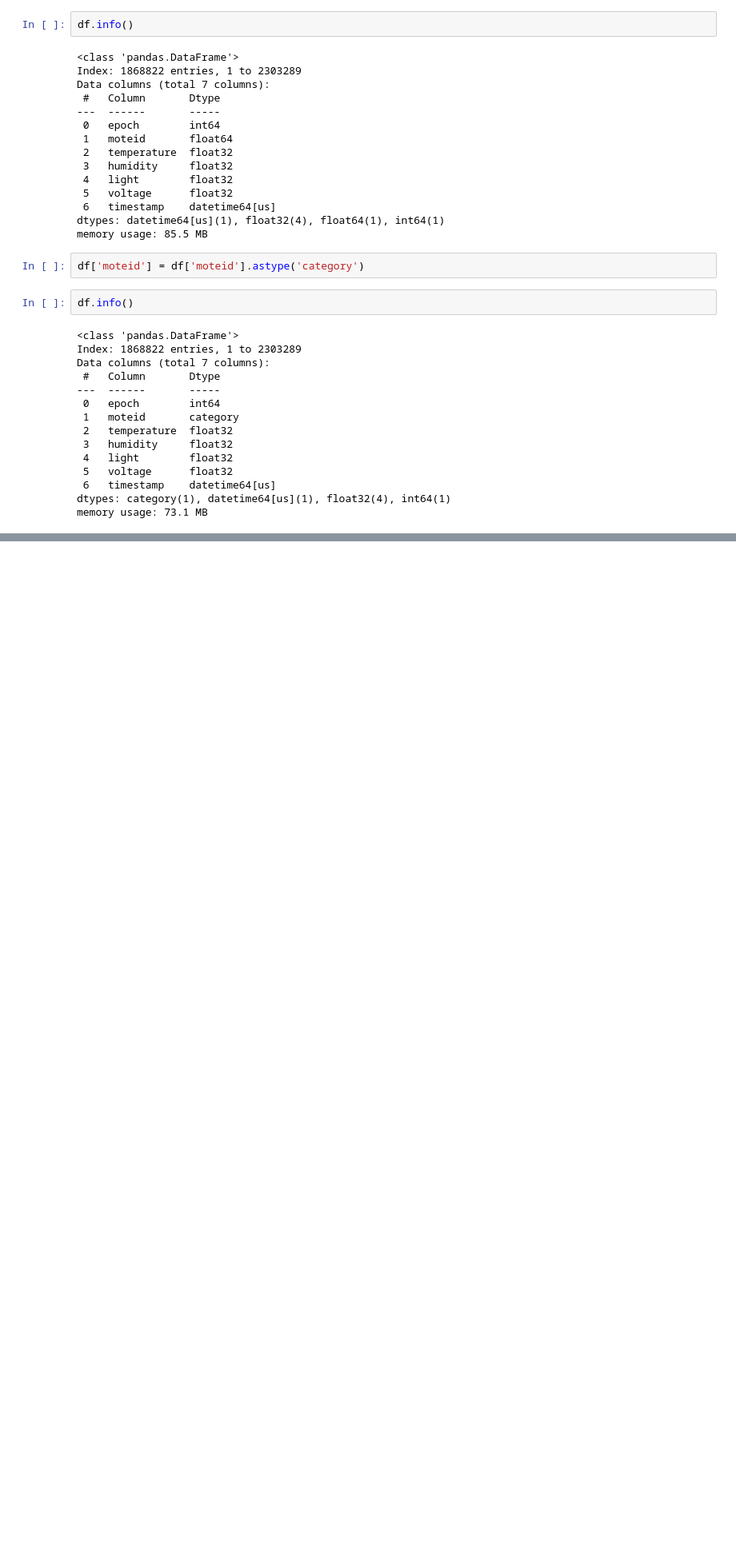
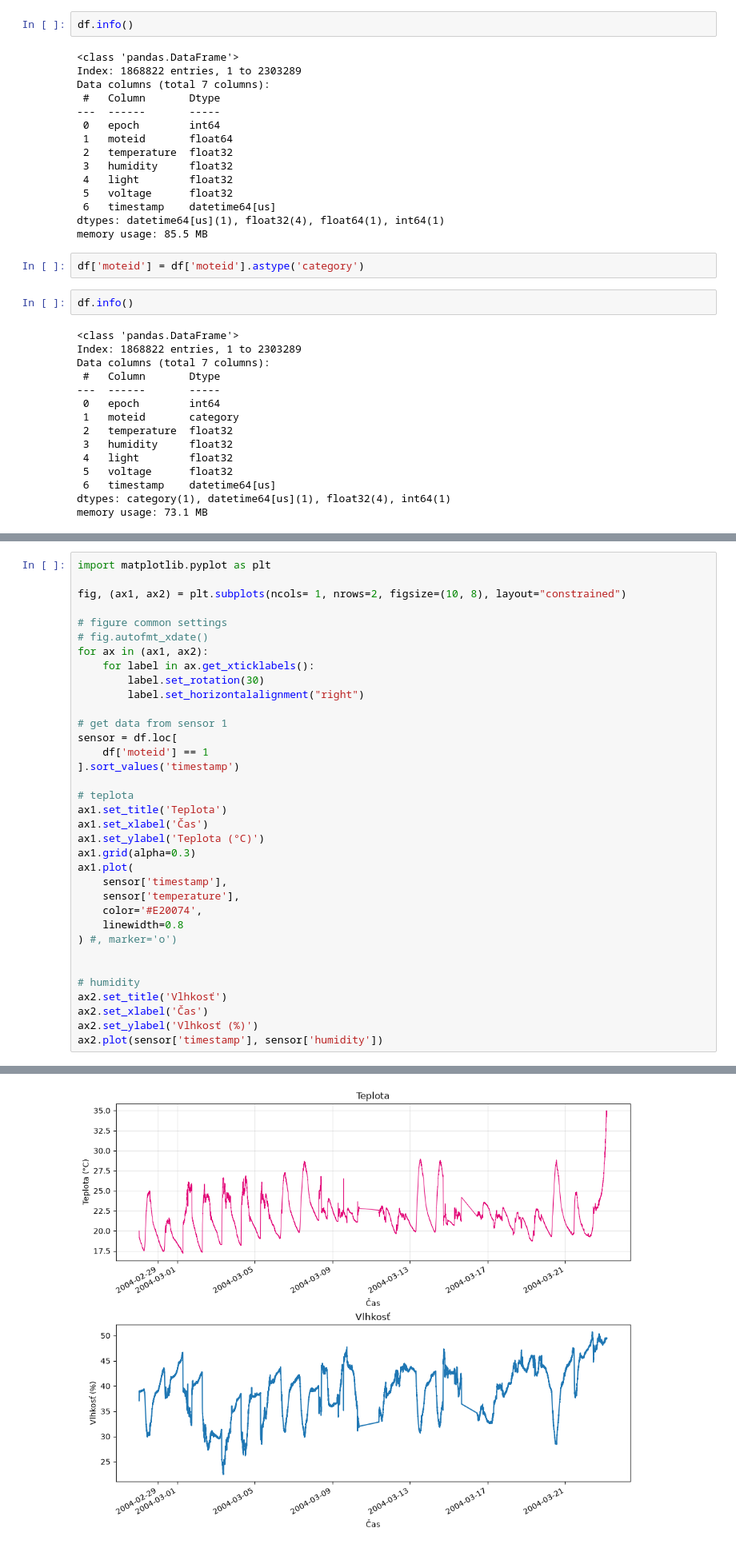
Before and after one commit to bletvaska/airflow101, a Jupyter notebook: notebooks/sensor.data.ipynb, the cells around one changed output, grey strips where cells are left out. Shown at 80% size. Saved outputs shown, nothing was run; the diff lists cells and outputs as text; blank space fills up the shorter version.

```diff
--- a/notebooks/sensor.data.ipynb
+++ b/notebooks/sensor.data.ipynb
@@ -205,0 +223,36 @@ memory usage: 73.1 MB
+# %%
+import matplotlib.pyplot as plt
+
+fig, (ax1, ax2) = plt.subplots(ncols= 1, nrows=2, figsize=(10, 8), layout="constrained")
+
+# figure common settings
+# fig.autofmt_xdate()
+for ax in (ax1, ax2):
+    for label in ax.get_xticklabels():
+        label.set_rotation(30)
+        label.set_horizontalalignment("right")
+
+# get data from sensor 1
+sensor = df.loc[
+    df['moteid'] == 1
+].sort_values('timestamp')
+
+# teplota
+ax1.set_title('Teplota')
+ax1.set_xlabel('Čas')
+ax1.set_ylabel('Teplota (°C)')
+ax1.grid(alpha=0.3)
+ax1.plot(
+    sensor['timestamp'],
+    sensor['temperature'],
+    color='#E20074',
+    linewidth=0.8
+) #, marker='o')
+
+
+# humidity
+ax2.set_title('Vlhkosť')
+ax2.set_xlabel('Čas')
+ax2.set_ylabel('Vlhkosť (%)')
+ax2.plot(sensor['timestamp'], sensor['humidity'])
+# %% [output]
@@ -205,0 +260 @@ memory usage: 73.1 MB
+[figure, added]
```
Also changed, not shown: parts of 3 cells of this notebook.
